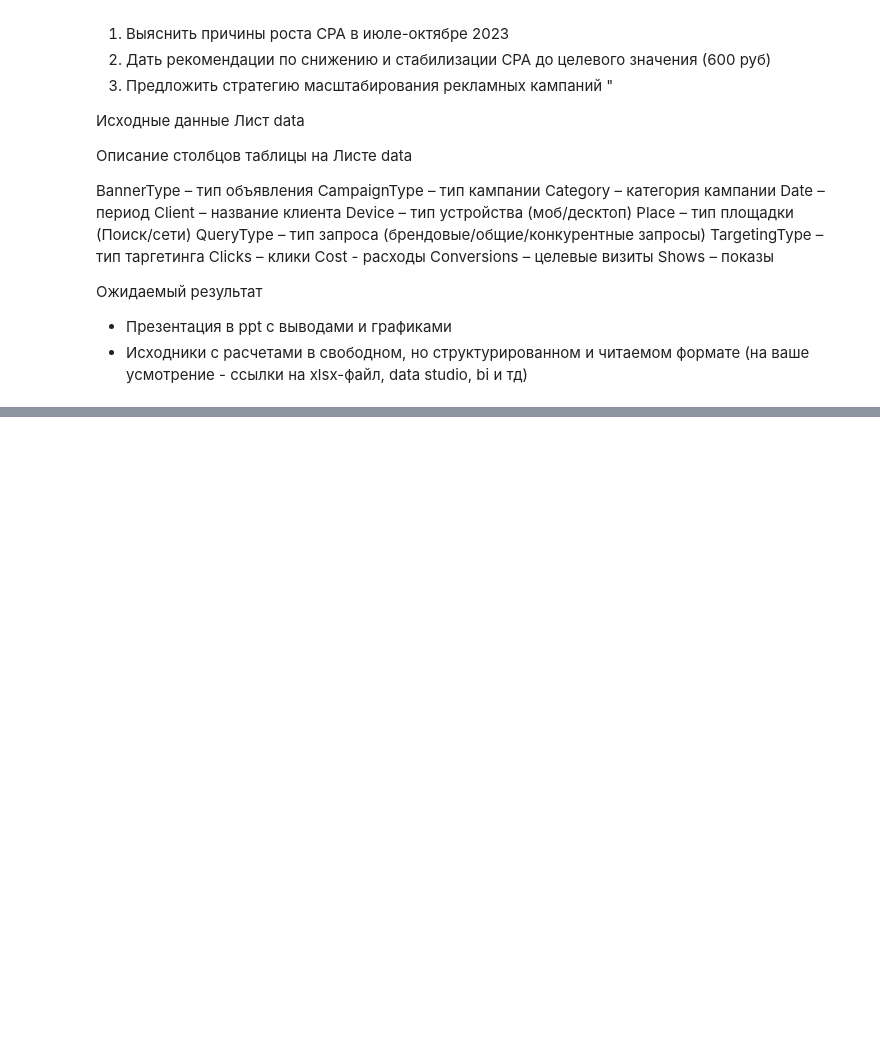
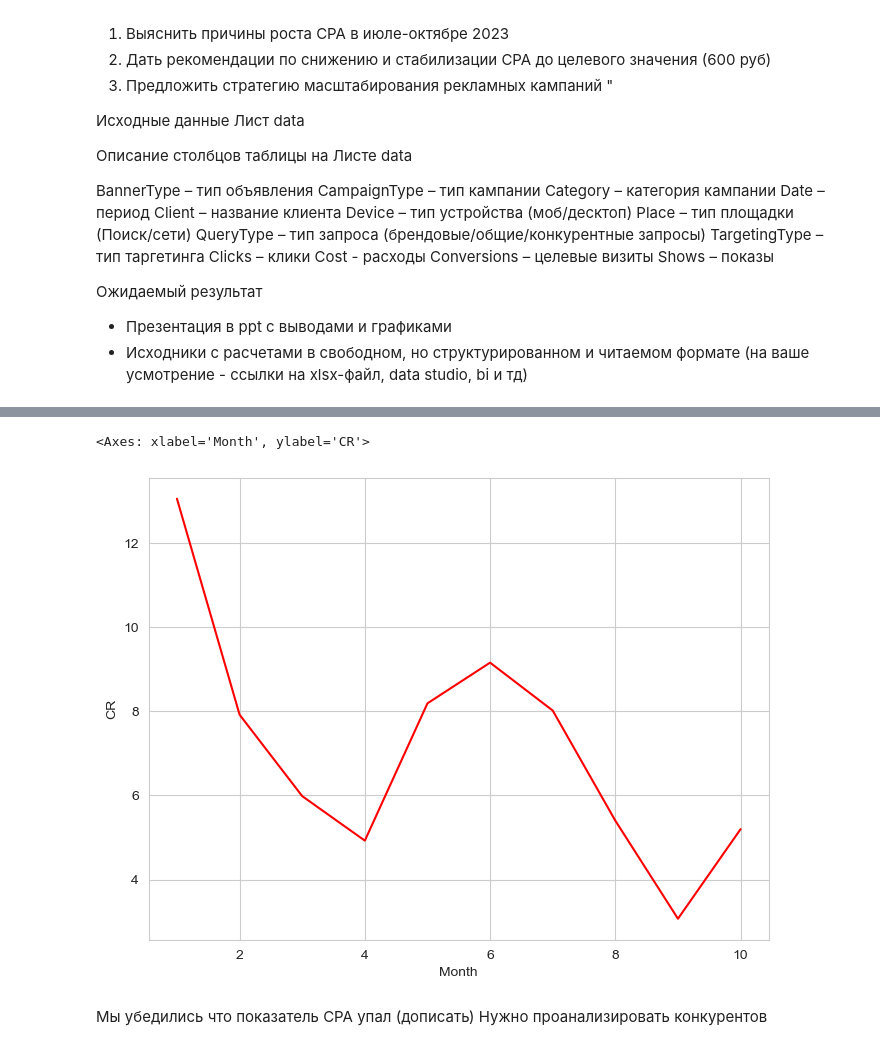
Before and after one commit to Kugo131/Yandex_ad, a Jupyter notebook: Yandex_code.ipynb, the cells around one changed output, grey strips where cells are left out. Drawn from its saved outputs; the diff is of its cells as text; code cells hidden in the pictures; blank space fills up the shorter version.

Commit message:
Проанализировал показатель CPA

```diff
--- a/Yandex_code.ipynb
+++ b/Yandex_code.ipynb
@@ -92,0 +176,18 @@ average_cpa
+# %%
+grouped_df = df_kolok.groupby(['Month']).agg({
+    'Clicks': 'sum',
+    'Conversions': 'sum'
+}).reset_index()
+
+# Рассчитываем CR для каждой группы
+grouped_df['CR'] = grouped_df.apply(lambda row: calculate_cr(row['Conversions'], row['Clicks']), axis=1)
+# %%
+plt.figure(figsize=(8, 6))
+sns.set_style("whitegrid")
+sns.lineplot(data = grouped_df[grouped_df['CR'] > 0], x="Month", y="CR", color='red')
+# %% [output]
+<Axes: xlabel='Month', ylabel='CR'>
+[figure, added]
+# %% [markdown]
+Мы убедились что показатель CPA упал (дописать)
+Нужно проанализировать конкурентов
```
Also changed, not shown: parts of 9 cells of this notebook.
